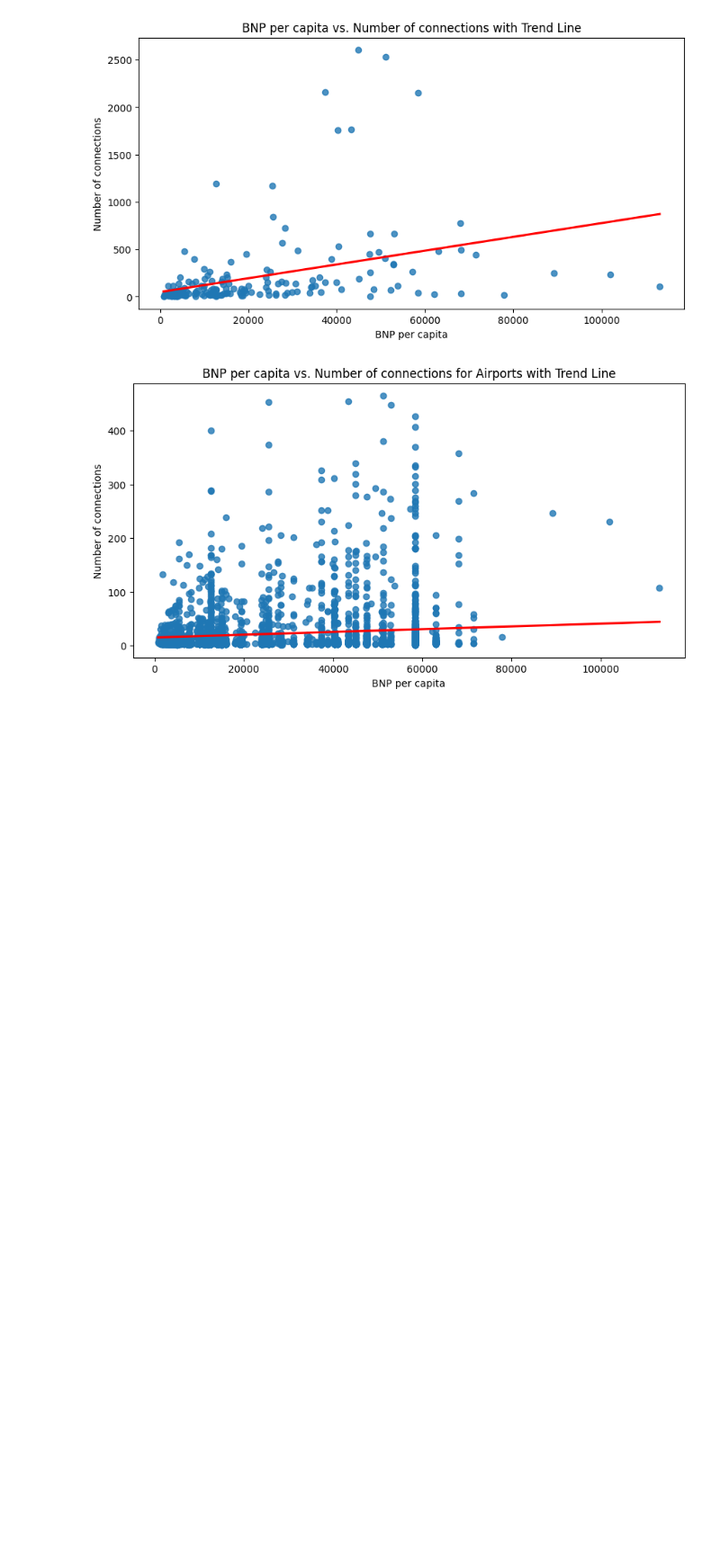
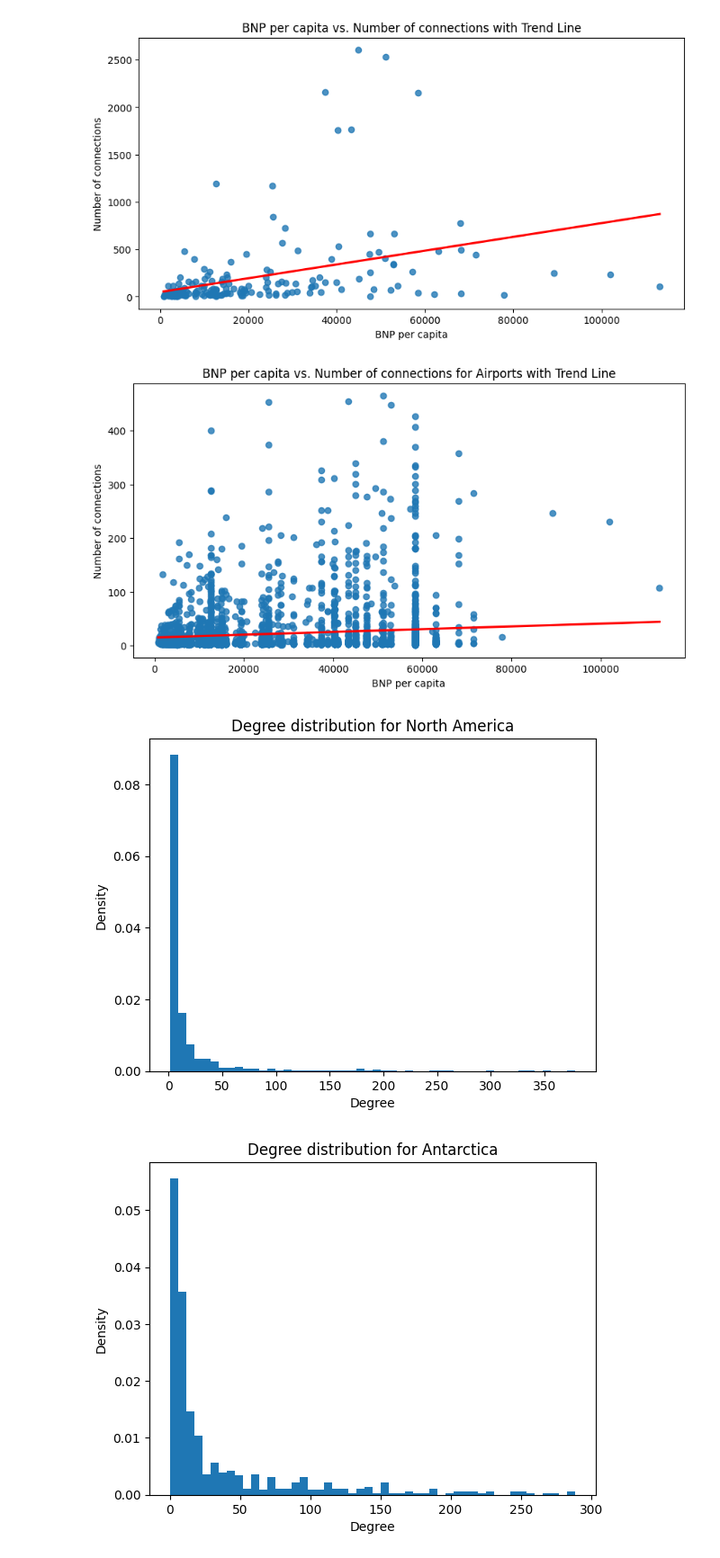
Before and after one commit to kommodeskab/SocialProject, a Jupyter notebook: graph_analysis.ipynb, the cells around one changed output. Shown: that part at 90% size. Cells and saved outputs as stored; diff of their text form; code cells hidden in the pictures; blank space fills up the shorter version.

Commit message:
update graph_analysis

```diff
--- a/graph_analysis.ipynb
+++ b/graph_analysis.ipynb
@@ -347,8 +358,0 @@ Continent: Europe, Number of airports: 616
-# %%
-#Show all airports in Antarctica
-subgraph = subgraphs[-1]
-pos = nx.spring_layout(subgraph)
-plt.figure(figsize=(10, 10))
-nx.draw(subgraph, pos, with_labels=True, node_size=1000, node_color='skyblue', font_size=10)
-plt.title('Airports in Antarctica')
-plt.show()
@@ -537,3 +549,16 @@ plt.show()
 # %% [output]
 [figure]
 [figure]
+# %%
+#degree distribution for each continent
+for i, subgraph in enumerate(subgraphs):
+    continent = list(continents)[i]
+    degrees = [subgraph.degree(n) for n in subgraph.nodes()]
+    plt.hist(degrees, bins=50, density=True)
+    plt.title(f"Degree distribution for {continent}")
+    plt.xlabel("Degree")
+    plt.ylabel("Density")
+    plt.show()
+# %% [output]
+[figure, added]
+[figure, added]
```
Also changed, not shown: parts of 9 cells of this notebook.
